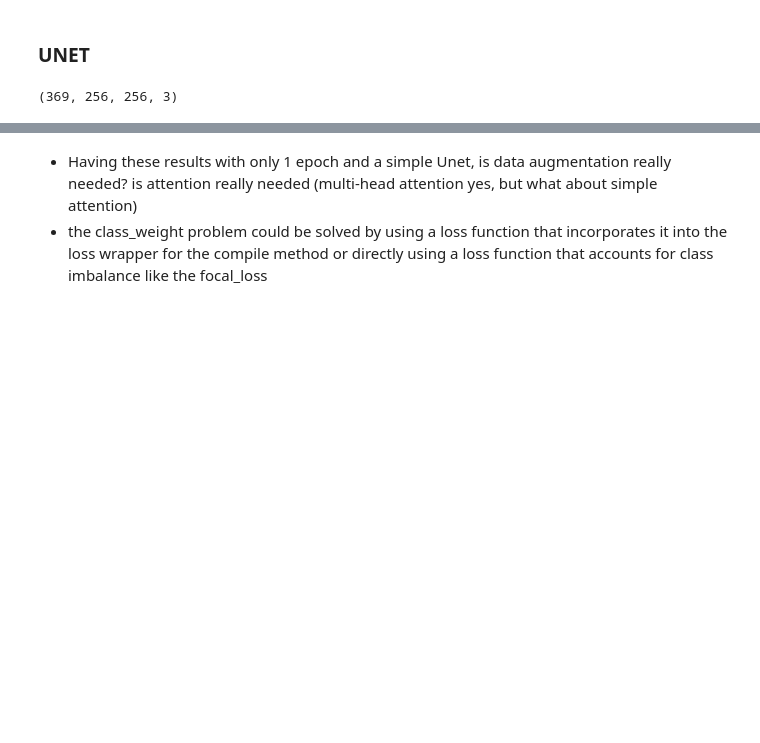
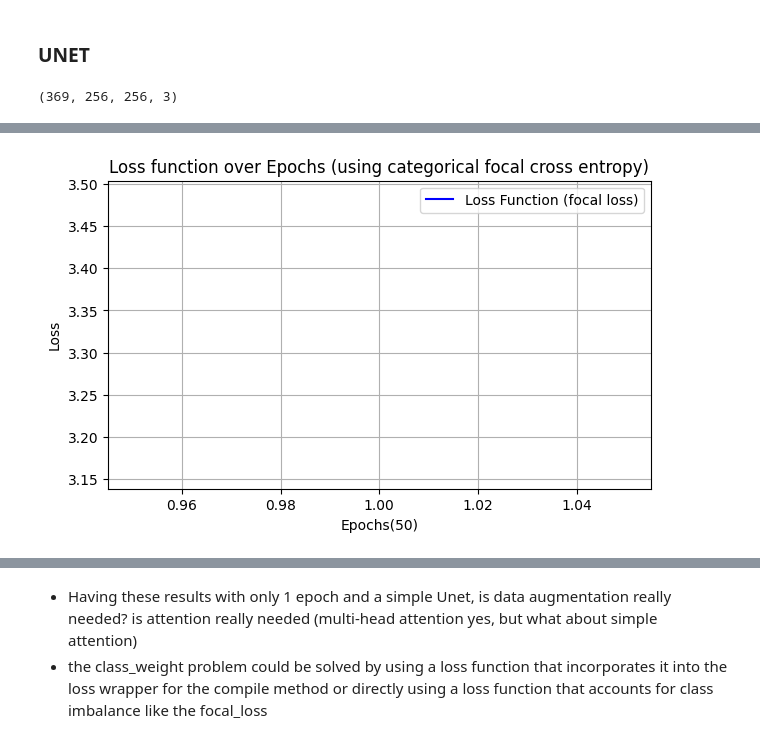
Before and after one commit to DavidAlexanderMoe/Road-Semantic-Segmentation-with-Unets, a Jupyter notebook: Script.ipynb, the cells around one changed output, grey strips where cells are left out. Drawn from its saved outputs; the diff is of its cells as text; code cells hidden in the pictures; blank space fills up the shorter version.

```diff
--- a/Script.ipynb
+++ b/Script.ipynb
@@ -309 +455,18 @@ history = model.fit(train_images, train_masks_encoded,
+# %%
+loss_history = history.history['loss']
+
+
+plt.figure(figsize=(7, 4))
+
+plt.plot(epochs, loss_history, label='Loss Function (focal loss)', color='blue')
+
+plt.title('Loss function over Epochs (using categorical focal cross entropy)')
+plt.xlabel('Epochs(50)')
+plt.ylabel('Loss')
+plt.legend()
+
+plt.grid(True)
+plt.show()
+# %% [output]
+[figure, added]
 # %%
```
Also changed, not shown: parts of 24 cells of this notebook, 3 other files.
